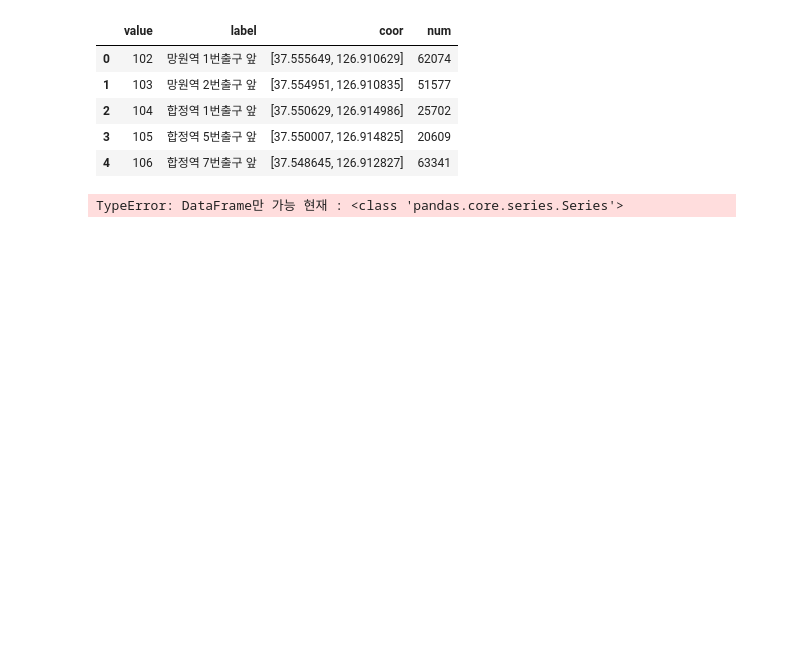
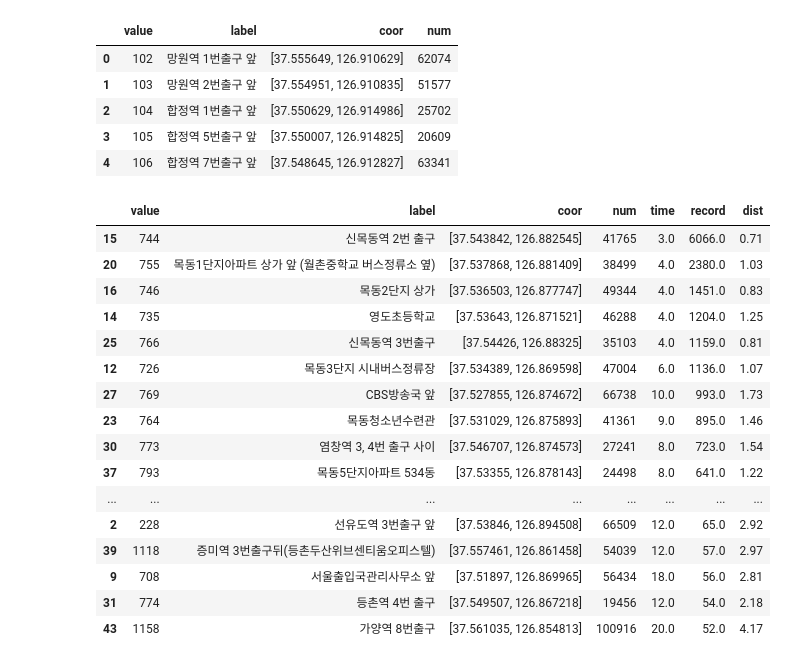
Before and after one commit to yangoos57/seoulBikeProject, a Jupyter notebook: bike_moon_light/bkfunctions.ipynb, the cells around one changed output. Drawn from its saved outputs; the diff is of its cells as text; code cells hidden in the pictures; blank space fills up the shorter version.

```diff
--- a/bike_moon_light/bkfunctions.ipynb
+++ b/bike_moon_light/bkfunctions.ipynb
@@ -30,5 +25,0 @@ station = pd.read_csv(
-# %%
-a = station[['latitude','longtitude']].values.tolist()
-
-for i,var in enumerate(a[:2]) :
-    bkstation_info.at[i,'coor'] =var
@@ -60,6 +49,23 @@ def haversine_np(lon1: float, lat1: float, lon2: float, lat2: float
     c = 2 * np.arcsin(np.sqrt(a))
     m = 6367 * c * 1000
     return m
+
+def raw_data( val: int) -> pd.DataFrame:
+        quert_st_id1 = seoul_bike[seoul_bike["st_id1"] == val]
+        quert_st_id2 = seoul_bike[seoul_bike["st_id2"] == val]
+        filtered_data = pd.concat(
+            [quert_st_id1, quert_st_id2], axis=0
+        ).drop_duplicates()
+        filtered_data.drop(columns="index", inplace=True)
+        bm = (filtered_data["st_id1"] == val) & (filtered_data["st_id2"] == val)
+        filtered_data = filtered_data[~bm]
+
+        # # 반납
+        # filtered_data_end = filtered_data[
+        #     (filtered_data["st_id2"] == val) & (filtered_data["st_id1"] != val)
+        # ]
+
+        return filtered_data
 # %%
 from typing import Dict
 # Dict[int,str,list,int,float,float]
@@ -145,15 +151,39 @@ def arrStation(st_id : int) :
     finish = pd.concat([result, df],axis=1)
     finish.columns = ['value','label','coor','num','time','record','dist']
     # result['dist'] = avg_dist_list
-    return finish # min과 max를 설정할 수 있도록 순번 잊지말기
+    minmax = dict(
+    mintime = finish['time'].max(),
+    maxtimen = finish['time'].min(),
+    minrecord = finish['record'].max(),
+    maxrecord = finish['record'].min(),
+    mindist = finish['dist'].max(),
+    maxdist=finish['dist'].min(),
+    )
 
-abb = arrStation(272)
+
+    return finish,minmax # min과 max를 설정할 수 있도록 순번 잊지말기
+
+abb = arrStation(754)
-# %%
-dep = bkstation_info.iloc[[3]]
-arr = bkstation_info.iloc[[11]]
-route_coor(pd.Series([]),arr)
-# %% [output]
-TypeError: DataFrame만 가능 현재 : <class 'pandas.core.series.Series'>
+# %%
+abb[0].sort_values(by='record', ascending=False)
+# %% [output]
+|  | value | label | coor | num | time | record | dist |
+| 15 | 744 | 신목동역 2번 출구 | [37.543842, 126.882545] | 41765 | 3.0 | 6066.0 | 0.71 |
+| 20 | 755 | 목동1단지아파트 상가 앞 (월촌중학교 버스정류소 옆) | [37.537868, 126.881409] | 38499 | 4.0 | 2380.0 | 1.03 |
+| 16 | 746 | 목동2단지 상가 | [37.536503, 126.877747] | 49344 | 4.0 | 1451.0 | 0.83 |
+| 14 | 735 | 영도초등학교 | [37.53643, 126.871521] | 46288 | 4.0 | 1204.0 | 1.25 |
+| 25 | 766 | 신목동역 3번출구 | [37.54426, 126.88325] | 35103 | 4.0 | 1159.0 | 0.81 |
+| 12 | 726 | 목동3단지 시내버스정류장 | [37.534389, 126.869598] | 47004 | 6.0 | 1136.0 | 1.07 |
+| 27 | 769 | CBS방송국 앞 | [37.527855, 126.874672] | 66738 | 10.0 | 993.0 | 1.73 |
+| 23 | 764 | 목동청소년수련관 | [37.531029, 126.875893] | 41361 | 9.0 | 895.0 | 1.46 |
+| 30 | 773 | 염창역 3, 4번 출구 사이 | [37.546707, 126.874573] | 27241 | 8.0 | 723.0 | 1.54 |
+| 37 | 793 | 목동5단지아파트 534동 | [37.53355, 126.878143] | 24498 | 8.0 | 641.0 | 1.22 |
+| ... | ... | ... | ... | ... | ... | ... | ... |
+| 2 | 228 | 선유도역 3번출구 앞 | [37.53846, 126.894508] | 66509 | 12.0 | 65.0 | 2.92 |
+| 39 | 1118 | 증미역 3번출구뒤(등촌두산위브센티움오피스텔) | [37.557461, 126.861458] | 54039 | 12.0 | 57.0 | 2.97 |
+| 9 | 708 | 서울출입국관리사무소 앞 | [37.51897, 126.869965] | 56434 | 18.0 | 56.0 | 2.81 |
+| 31 | 774 | 등촌역 4번 출구 | [37.549507, 126.867218] | 19456 | 12.0 | 54.0 | 2.18 |
+| 43 | 1158 | 가양역 8번출구 | [37.561035, 126.854813] | 100916 | 20.0 | 52.0 | 4.17 |
 # %%
 import json
 import requests
```
Also changed, not shown: parts of 2 cells of this notebook, 25 other files.
